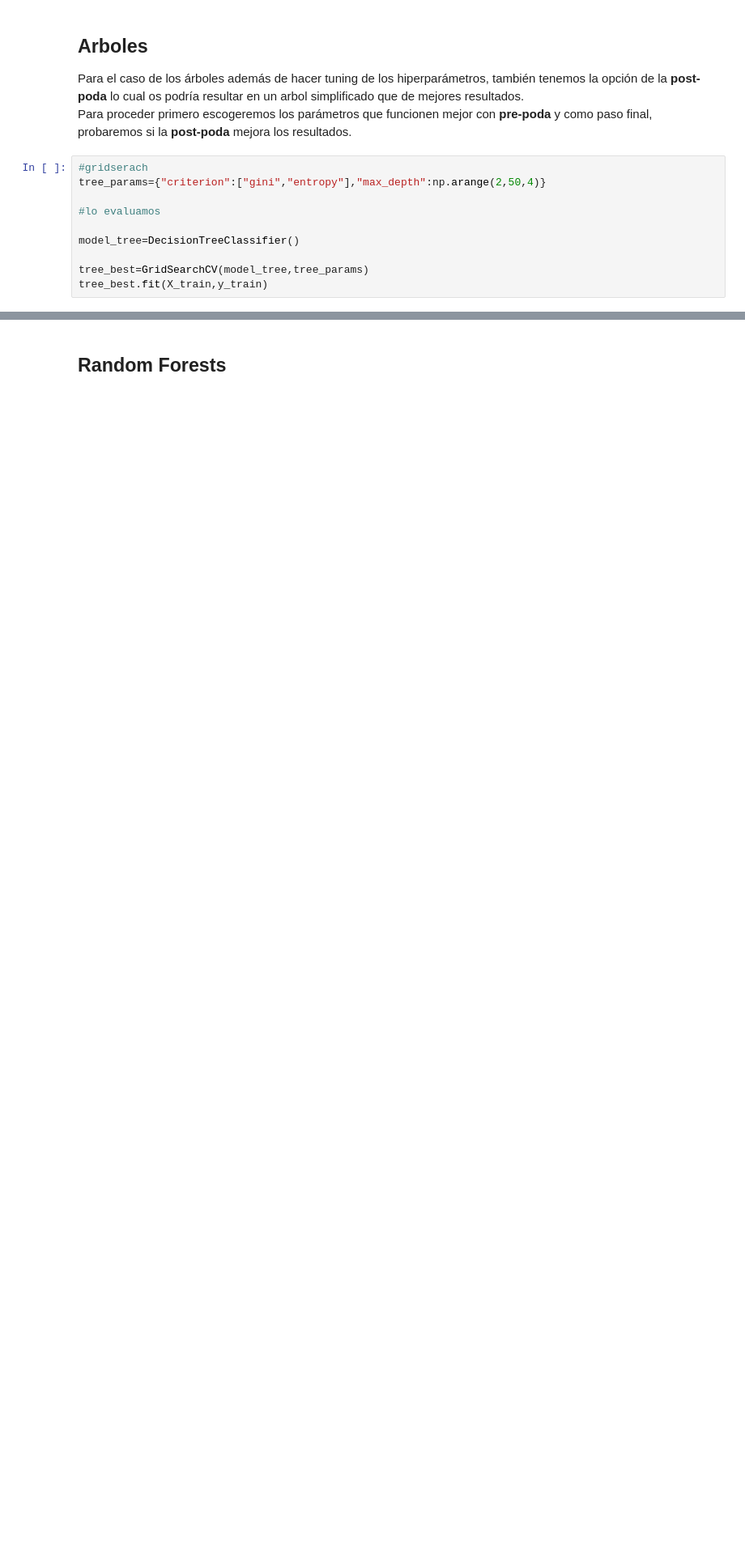
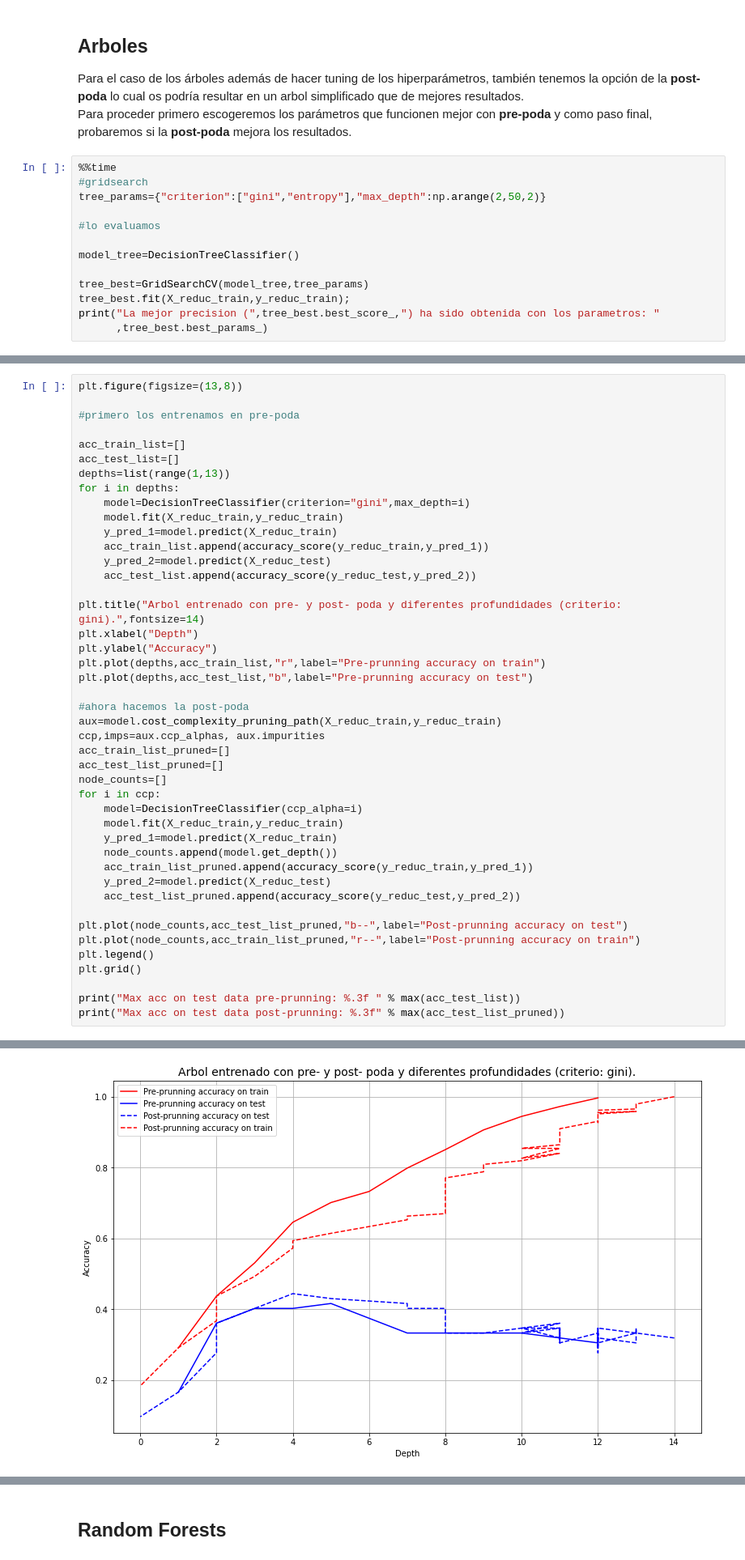
Before and after one commit to AngelGuevara7/Trabajo_Aprendizaje_Maquina, a Jupyter notebook: parte_arturo_memoria.ipynb, the cells around one changed output, grey strips where cells are left out. Shown at 81% size. Drawn from its saved outputs; the diff is of its cells as text; blank space fills up the shorter version.

```diff
--- a/parte_arturo_memoria.ipynb
+++ b/parte_arturo_memoria.ipynb
@@ -241,12 +279,15 @@ Los modelos que vamos a probar son:
 Para el caso de los árboles además de hacer tuning de los hiperparámetros, también tenemos la opción de la **post-poda** lo cual os podría resultar en un arbol simplificado que de mejores resultados.
 Para proceder primero escogeremos los parámetros que funcionen mejor con **pre-poda** y como paso final, probaremos si la **post-poda** mejora los resultados.
 # %%
-#gridserach
-tree_params={"criterion":["gini","entropy"],"max_depth":np.arange(2,50,4)}
+%%time
+#gridsearch
+tree_params={"criterion":["gini","entropy"],"max_depth":np.arange(2,50,2)}
 
 #lo evaluamos
 
 model_tree=DecisionTreeClassifier()
 
 tree_best=GridSearchCV(model_tree,tree_params)
-tree_best.fit(X_train,y_train)
+tree_best.fit(X_reduc_train,y_reduc_train);
+print("La mejor precision (",tree_best.best_score_,") ha sido obtenida con los parametros: "
+      ,tree_best.best_params_)
@@ -252,0 +309,45 @@ tree_best.fit(X_train,y_train)
+# %%
+plt.figure(figsize=(13,8))
+
+#primero los entrenamos en pre-poda
+
+acc_train_list=[]
+acc_test_list=[]
+depths=list(range(1,13))
+for i in depths:
+    model=DecisionTreeClassifier(criterion="gini",max_depth=i)
+    model.fit(X_reduc_train,y_reduc_train)
+    y_pred_1=model.predict(X_reduc_train)
+    acc_train_list.append(accuracy_score(y_reduc_train,y_pred_1))
+    y_pred_2=model.predict(X_reduc_test)
+    acc_test_list.append(accuracy_score(y_reduc_test,y_pred_2))
+
+plt.title("Arbol entrenado con pre- y post- poda y diferentes profundidades (criterio: gini).",fontsize=14)
+plt.xlabel("Depth")
+plt.ylabel("Accuracy")
+plt.plot(depths,acc_train_list,"r",label="Pre-prunning accuracy on train")
+plt.plot(depths,acc_test_list,"b",label="Pre-prunning accuracy on test")
+
+#ahora hacemos la post-poda
+aux=model.cost_complexity_pruning_path(X_reduc_train,y_reduc_train)
+ccp,imps=aux.ccp_alphas, aux.impurities
+acc_train_list_pruned=[]
+acc_test_list_pruned=[]
+node_counts=[]
+for i in ccp:
+    model=DecisionTreeClassifier(ccp_alpha=i)
+    model.fit(X_reduc_train,y_reduc_train)
+    y_pred_1=model.predict(X_reduc_train)
+    node_counts.append(model.get_depth())
+    acc_train_list_pruned.append(accuracy_score(y_reduc_train,y_pred_1))
+    y_pred_2=model.predict(X_reduc_test)
+    acc_test_list_pruned.append(accuracy_score(y_reduc_test,y_pred_2))
+
+plt.plot(node_counts,acc_test_list_pruned,"b--",label="Post-prunning accuracy on test")
+plt.plot(node_counts,acc_train_list_pruned,"r--",label="Post-prunning accuracy on train")
+plt.legend()
+plt.grid()
+
+print("Max acc on test data pre-prunning: %.3f " % max(acc_test_list))
+print("Max acc on test data post-prunning: %.3f" % max(acc_test_list_pruned))
+# %% [output]
@@ -253,2 +356,3 @@ tree_best.fit(X_train,y_train)
+[figure, added]
 # %% [markdown]
 ## MLP
```
Also changed, not shown: parts of 23 cells of this notebook, 2 other files.
